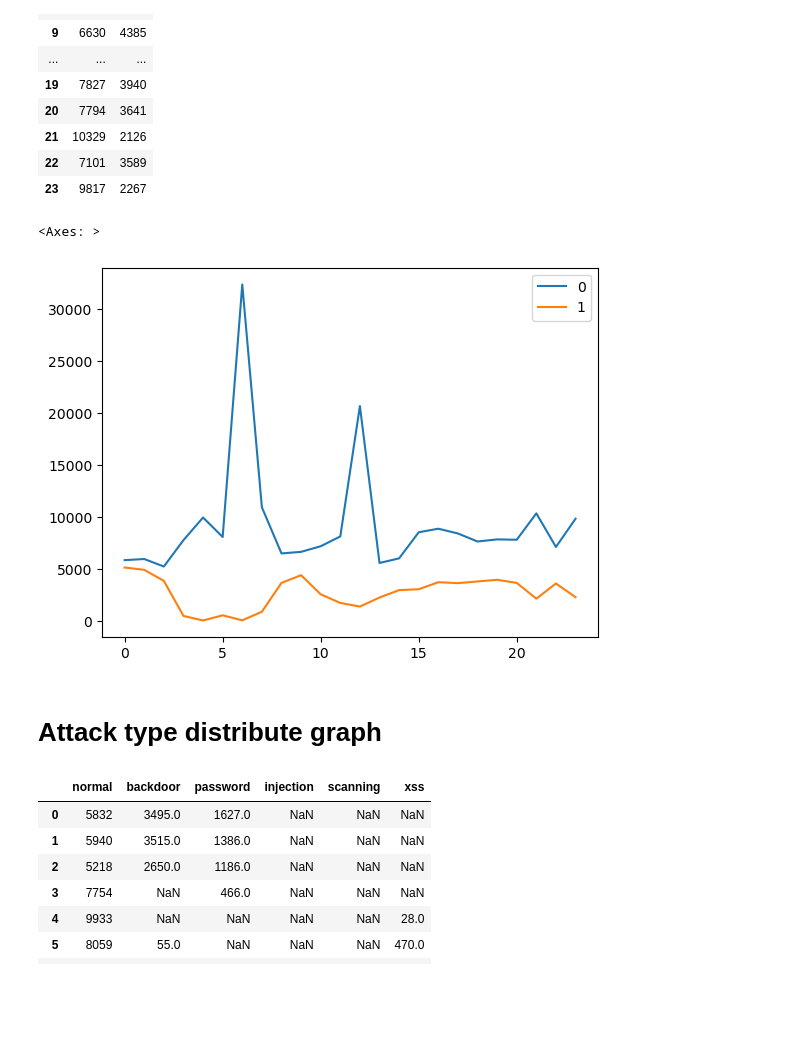
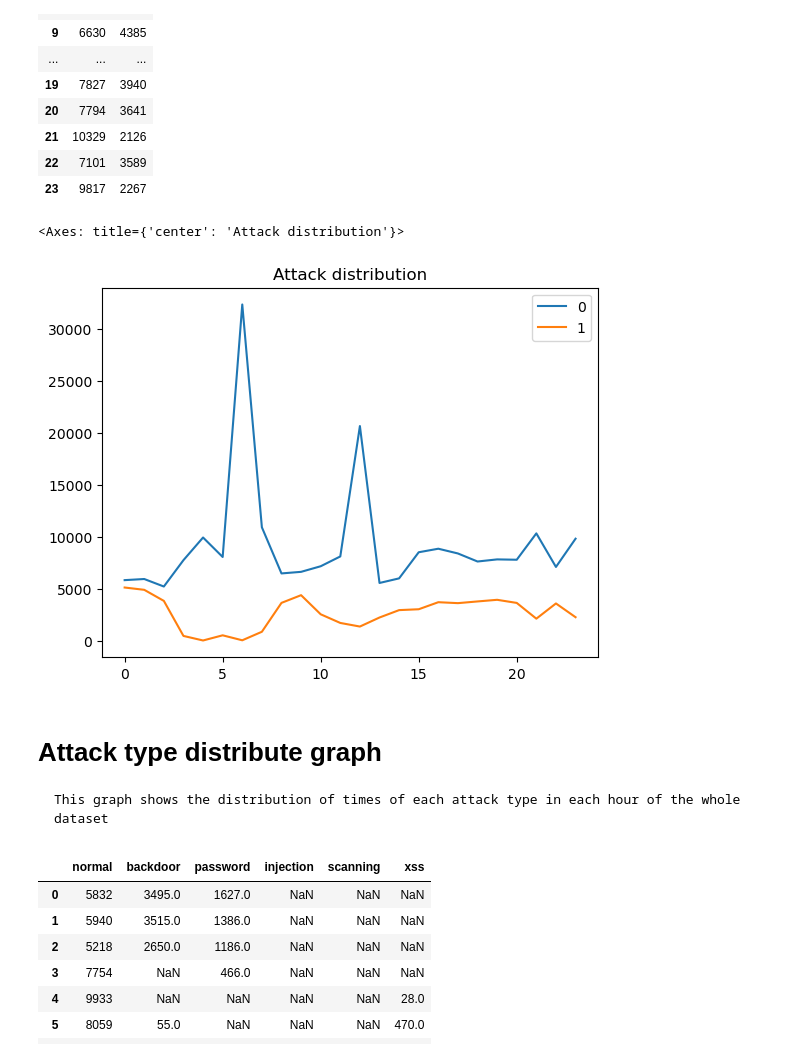
Before and after one commit to SHVleV9CYWkK/IoT-anomaly-detection, a Jupyter notebook: data_visualisation.ipynb, the cells around one changed output. Saved outputs shown, nothing was run; the diff lists cells and outputs as text; code cells hidden in the pictures; blank space fills up the shorter version.

Commit message:
add title to graph and update comments

```diff
--- a/data_visualisation.ipynb
+++ b/data_visualisation.ipynb
@@ -188,12 +189,13 @@ label_counts
 | 22 | 7101 | 3589 |
 | 23 | 9817 | 2267 |
 # %%
-label_counts.plot()
+label_counts.plot(title='Attack distribution')
 # %% [output]
-<Axes: >
+<Axes: title={'center': 'Attack distribution'}>
-[figure, old version]
+[figure, new version]
-# %% [markdown]
-# Attack type distribute graph
+# %% [markdown]
+# Attack type distribute graph
+    This graph shows the distribution of times of each attack type in each hour of the whole dataset
 # %%
 type_list = []
 for i in range(24):
```
Also changed, not shown: parts of 6 cells of this notebook.
